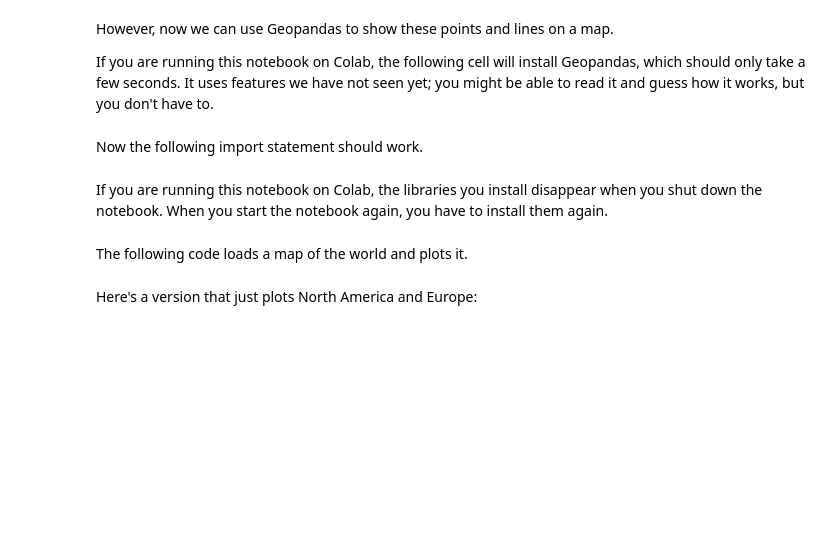
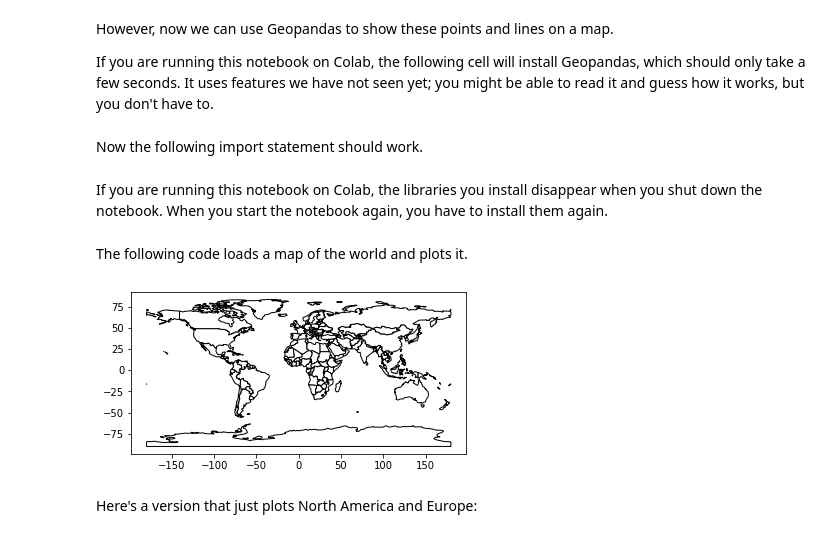
Before and after one commit to tamisha-dzifa/ElementsOfDataScience, a Jupyter notebook: Tamisha's 02_times.ipynb, the cells around one changed output. Saved outputs shown, nothing was run; the diff lists cells and outputs as text; code cells hidden in the pictures; blank space fills up the shorter version.

```diff
--- a/Tamisha's 02_times.ipynb
+++ b/Tamisha's 02_times.ipynb
@@ -568,7 +605,9 @@ The following code loads a map of the world and plots it.
 # %%
 path = gpd.datasets.get_path('naturalearth_lowres')
 world = gpd.read_file(path)
-world.plot(color='white', edgecolor='gray');
+world.plot(color='white', edgecolor='black');
+# %% [output]
+[figure, added]
 # %% [markdown]
 Here's a version that just plots North America and Europe:
 # %%
```
Also changed, not shown: parts of 28 cells of this notebook.
